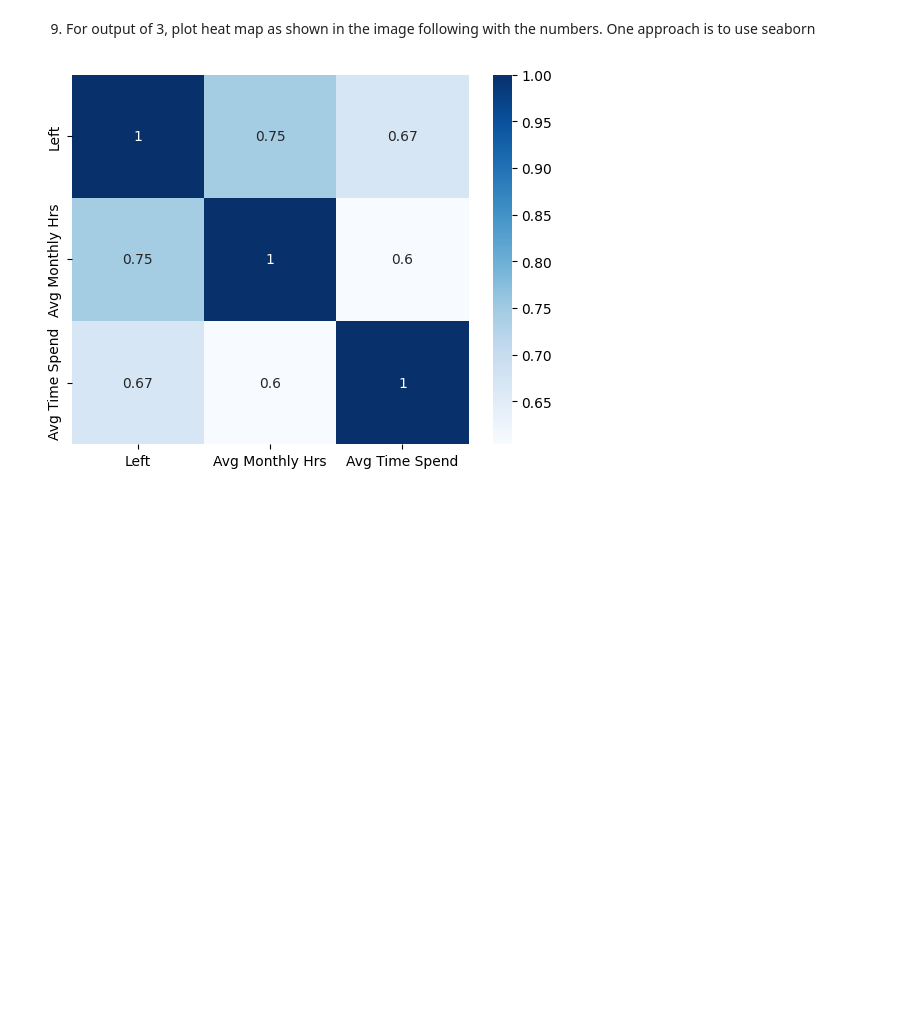
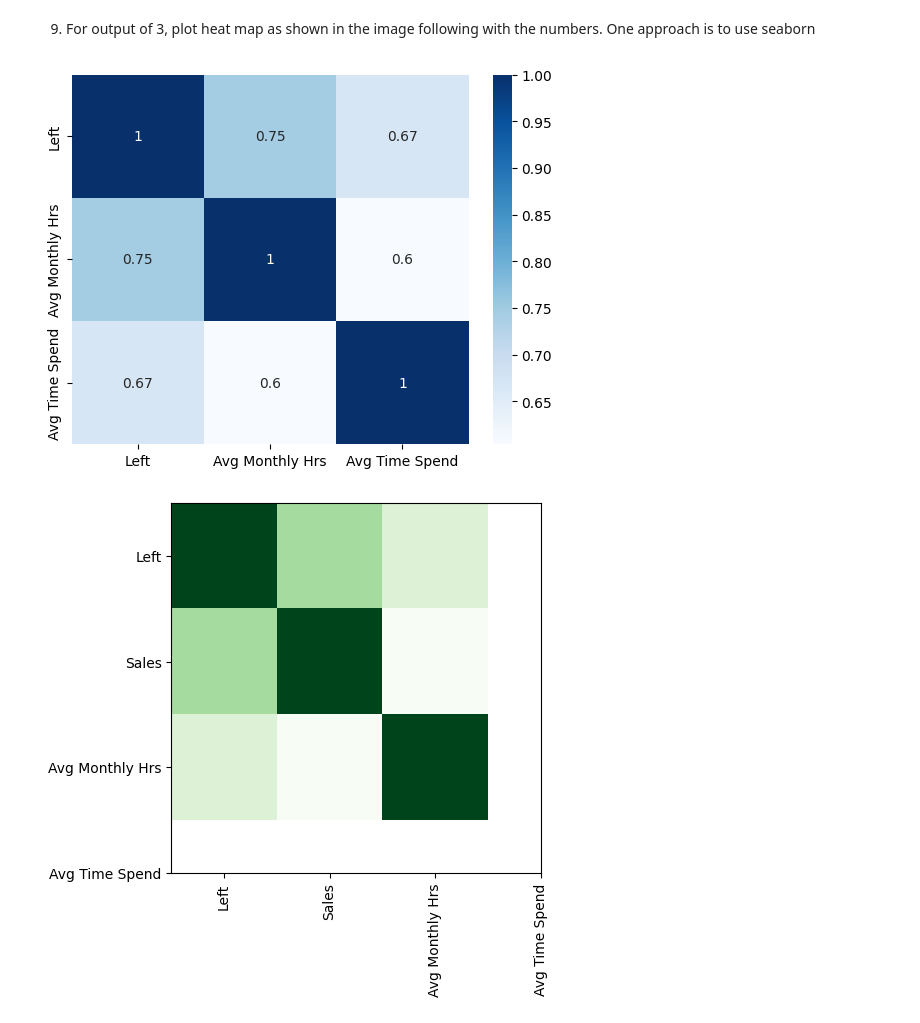
Before and after one commit to VidhyaKishor27/Pythonbasic, a Jupyter notebook: Miniproject_3_HR.ipynb, the cells around one changed output. Saved outputs shown, nothing was run; the diff lists cells and outputs as text; code cells hidden in the pictures; blank space fills up the shorter version.

```diff
--- a/Miniproject_3_HR.ipynb
+++ b/Miniproject_3_HR.ipynb
@@ -249,7 +249,10 @@ plt.show()
 # %%
 sns.heatmap(avg.corr(),cmap='Blues',annot=True) # heatmap using seaborn
 plt.show()
-#plt.imshow(avg.corr(),cmap='Greens') # using matplotlib
-#plt.show()
+plt.imshow(avg.corr(),cmap='Greens') # using matplotlib
+plt.xticks(ticks=range(len(avg.columns)),labels=avg.columns,rotation=90)
+plt.yticks(ticks=range(len(avg.columns)),labels=avg.columns)
+plt.show()
 # %% [output]
 [figure]
+[figure, added]
```
